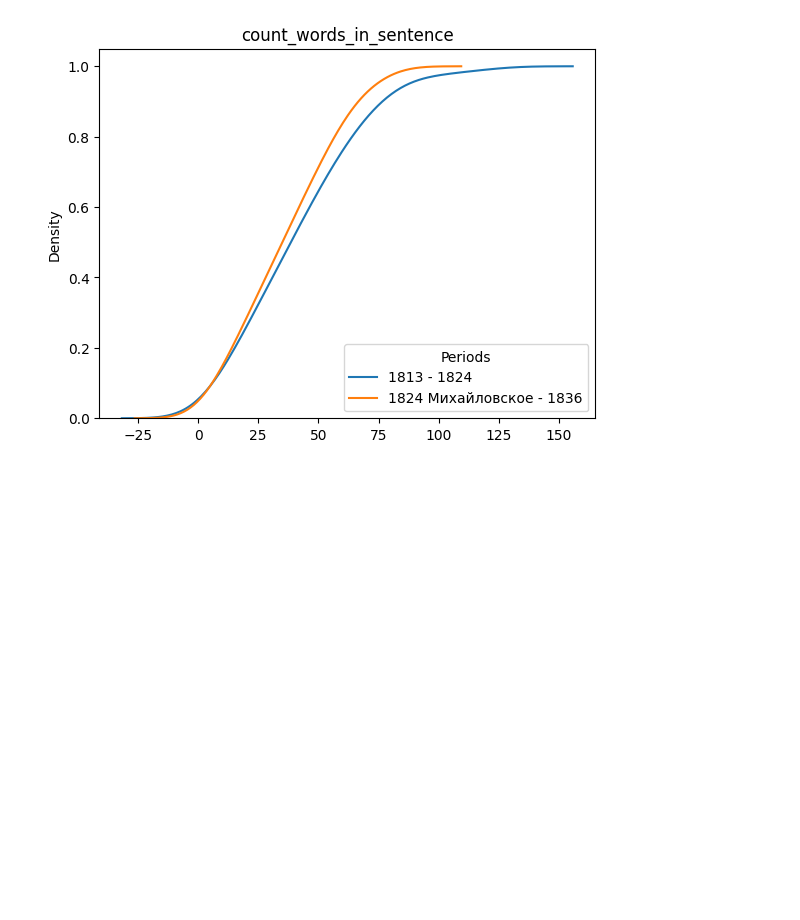
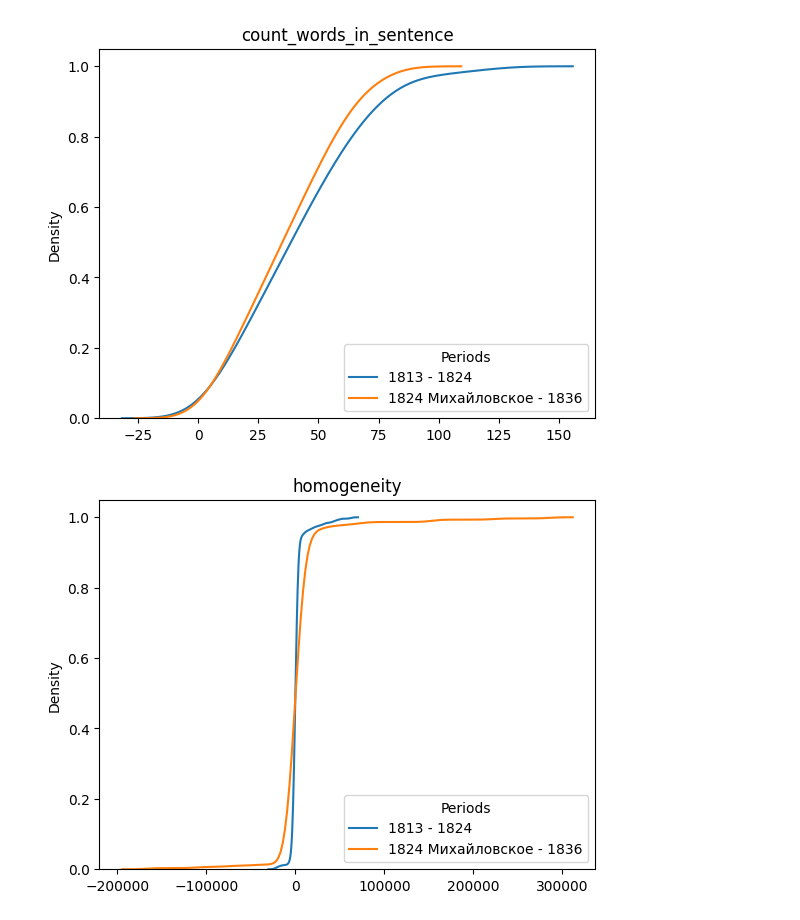
Before and after one commit to gudkovst/Analysis-Pushkin-style, a Jupyter notebook: distributions.ipynb, the cells around one changed output. Saved outputs shown, nothing was run; the diff lists cells and outputs as text; code cells hidden in the pictures; blank space fills up the shorter version.

```diff
--- a/distributions.ipynb
+++ b/distributions.ipynb
@@ -80,6 +80,13 @@ emp_periods(periods=pers)
 [figure]
 ... (13 outputs left out)
 # %%
+big_per1 = sum(periods[:3], [])
+big_per2 = sum(periods[3:], [])
+pers = [big_per1, big_per2]
 emp_periods(['count_words_in_sentence'], periods=pers)
 # %% [output]
 [figure]
+# %%
+emp_periods(['homogeneity'], pers)
+# %% [output]
+[figure, added]
```
Also changed, not shown: 2 other files.
